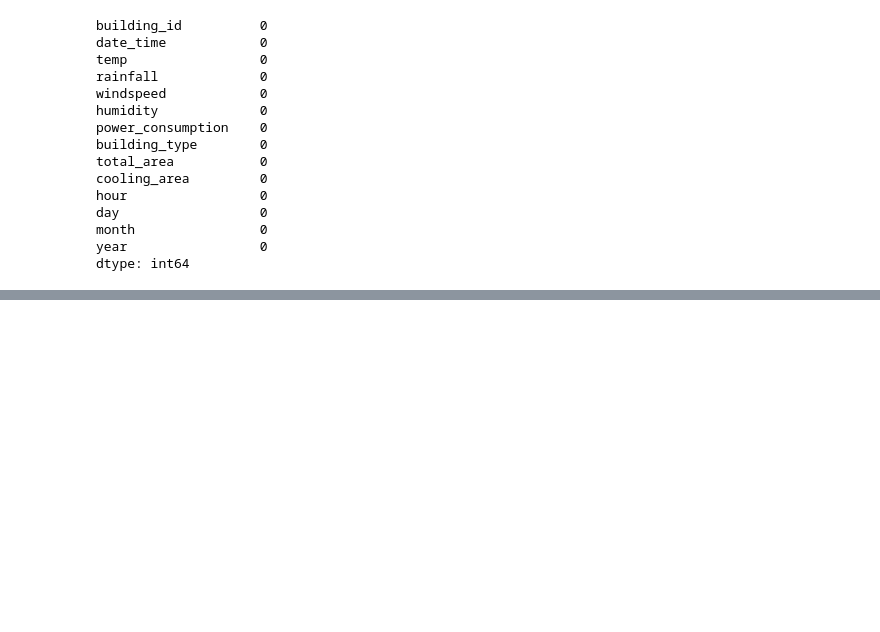
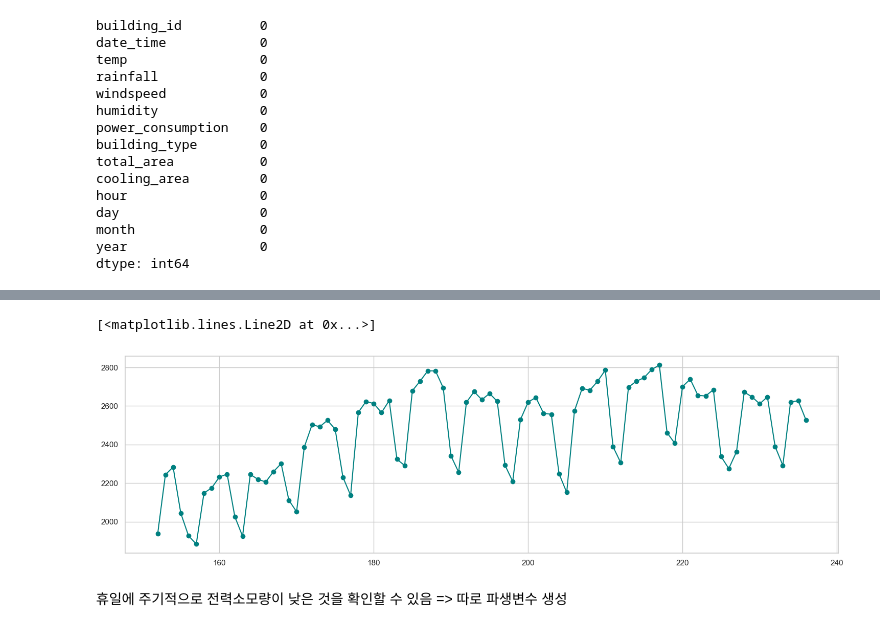
Before and after one commit to life-ofpi/SDATP, a Jupyter notebook: src/jichan.ipynb, the cells around one changed output, grey strips where cells are left out. Drawn from its saved outputs; the diff is of its cells as text; code cells hidden in the pictures; blank space fills up the shorter version.

```diff
--- a/src/jichan.ipynb
+++ b/src/jichan.ipynb
@@ -242,0 +249,27 @@ TODO: remove outlier
+# %%
+# 년기준 일 평균 소비전력
+train_df['day_of_year'] = train_df['date_time'].dt.dayofyear
+mean_power_by_day_of_year = train_df.groupby('day_of_year')['power_consumption'].mean()
+# 년기준 시간평균 소비전력
+train_df['hour_of_year'] = train_df['date_time'].dt.hour + (train_df['date_time'].dt.dayofyear - 1) * 24
+mean_power_by_hour_of_year = train_df.groupby('hour_of_year')['power_consumption'].mean()
+
+# 년기준 월평균 소비전력
+mean_power_by_month = train_df.groupby('month')['power_consumption'].mean()
+
+# 일기준 시간 평균 소비전력
+mean_power_by_hour = train_df.groupby('hour')['power_consumption'].mean()
+
+# 월기준 시간 평균 소비전력
+mean_power_by_day = train_df.groupby('day')['power_consumption'].mean()
+# %%
+# day of the year에 대한 일 평균 소비전력 그래프
+plt.figure(figsize=(18, 5))
+sns.set(style="whitegrid")
+plt.plot(mean_power_by_day_of_year.index, mean_power_by_day_of_year.values, color='teal', marker='o', linestyle='-')
+plt.show()
+# %% [output]
+[<matplotlib.lines.Line2D at 0x...>]
+[figure, added]
+# %% [markdown]
+휴일에 주기적으로 전력소모량이 낮은 것을 확인할 수 있음 => 따로 파생변수 생성
```
Also changed, not shown: parts of 32 cells of this notebook.
